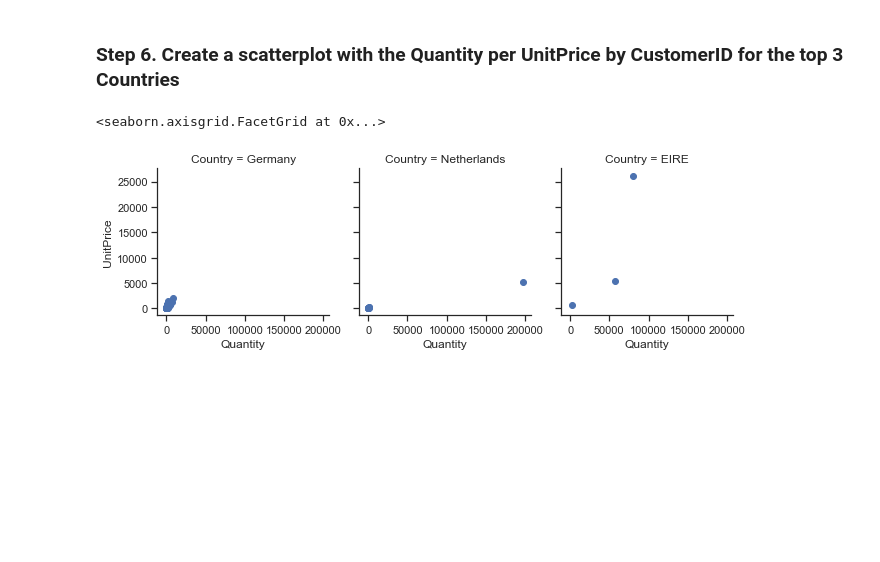
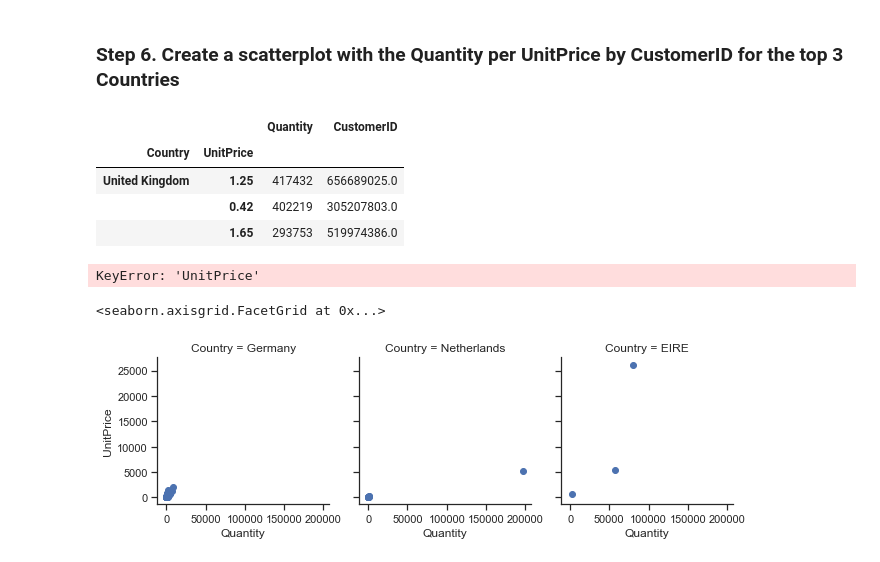
Before and after one commit to CristiDatas/DataScience, a Jupyter notebook: MIS_EJERCICIOS/Online_Retail/07_Online_Retail_solutions_Solutions.ipynb, the cells around one changed output. Saved outputs shown, nothing was run; the diff lists cells and outputs as text; code cells hidden in the pictures; blank space fills up the shorter version.

```diff
--- a/MIS_EJERCICIOS/Online_Retail/07_Online_Retail_solutions_Solutions.ipynb
+++ b/MIS_EJERCICIOS/Online_Retail/07_Online_Retail_solutions_Solutions.ipynb
@@ -90,6 +90,21 @@ ten.plot(kind="bar",color="Paired")
 | 4 | 536365 | 84029E | RED WOOLLY HOTTIE WHITE HEART. | 6 | 12/1/10 8:26 | 3.39 | 17850.0 | United Kingdom |
 # %% [markdown]
 ### Step 6. Create a scatterplot with the Quantity per UnitPrice by CustomerID for the top 3 Countries
+# %%
+quan=online_rt.groupby(["Country","UnitPrice"]).sum().sort_values(by="Quantity",ascending=False)
+quan=quan.head(3)
+
+quan
+# %% [output]
+|  |  | Quantity | CustomerID |
+| Country | UnitPrice |  |  |
+| United Kingdom | 1.25 | 417432 | 656689025.0 |
+|  | 0.42 | 402219 | 305207803.0 |
+|  | 1.65 | 293753 | 519974386.0 |
+# %%
+quan.plot.scatter(x="UnitPrice",y="Quantity")
+# %% [output]
+KeyError: 'UnitPrice'
 # %%
 # %% [output]
 <seaborn.axisgrid.FacetGrid at 0x...>
```
Also changed, not shown: parts of 2 cells of this notebook, 20 other files.
